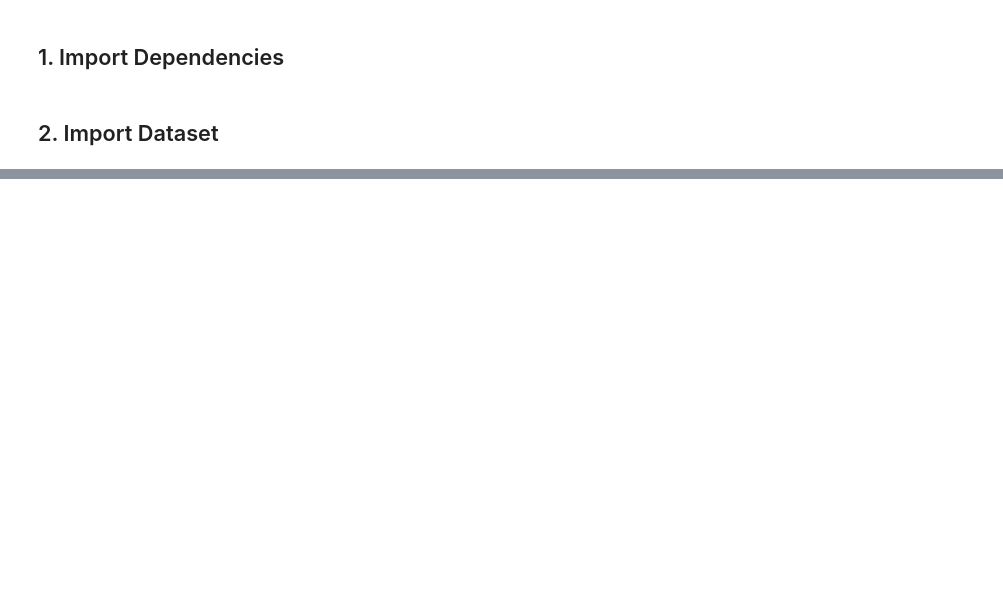
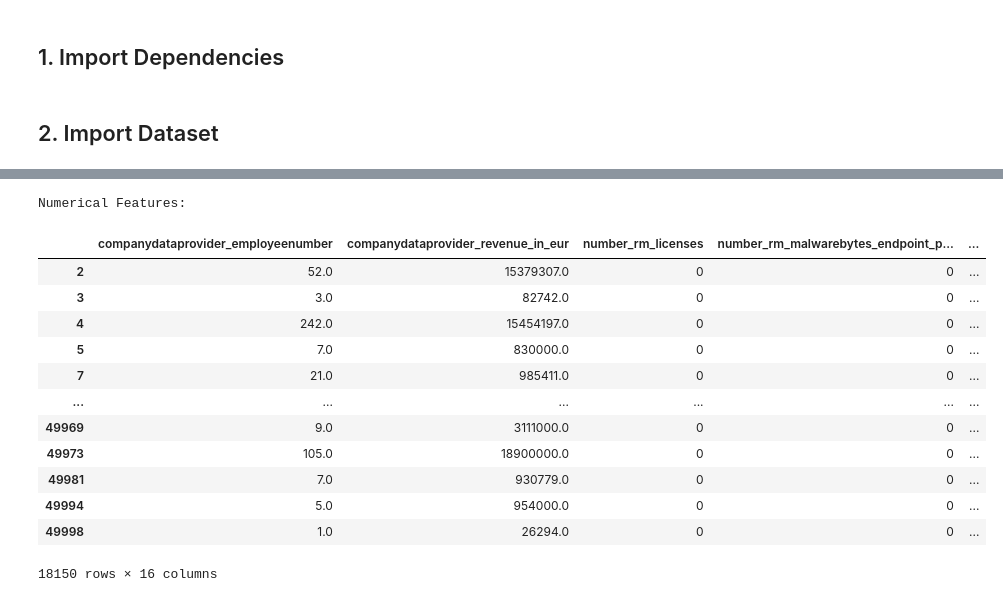
Before and after one commit to Magolizen34/cvs-transformers, a Jupyter notebook: notebooks/baseline_model.ipynb, the cells around one changed output, grey strips where cells are left out. Saved outputs shown, nothing was run; the diff lists cells and outputs as text; code cells hidden in the pictures; blank space fills up the shorter version.

```diff
--- a/notebooks/baseline_model.ipynb
+++ b/notebooks/baseline_model.ipynb
@@ -14,0 +176,22 @@ df.head()
+# %%
+# Separate numerical features
+numerical_features = data.select_dtypes(include=['float64', 'int64'])
+
+# Display the separated features
+print("Numerical Features:")
+numerical_features
+# %% [output]
+Numerical Features:
+|  | companydataprovider_employeenumber | companydataprovider_revenue_in_eur | number_rm_licenses | number_rm_malwarebytes_endpoint_p... | ... |
+| 2 | 52.0 | 15379307.0 | 0 | 0 | ... |
+| 3 | 3.0 | 82742.0 | 0 | 0 | ... |
+| 4 | 242.0 | 15454197.0 | 0 | 0 | ... |
+| 5 | 7.0 | 830000.0 | 0 | 0 | ... |
+| 7 | 21.0 | 985411.0 | 0 | 0 | ... |
+| ... | ... | ... | ... | ... | ... |
+| 49969 | 9.0 | 3111000.0 | 0 | 0 | ... |
+| 49973 | 105.0 | 18900000.0 | 0 | 0 | ... |
+| 49981 | 7.0 | 930779.0 | 0 | 0 | ... |
+| 49994 | 5.0 | 954000.0 | 0 | 0 | ... |
+| 49998 | 1.0 | 26294.0 | 0 | 0 | ... |
+18150 rows × 16 columns
```
Also changed, not shown: parts of 30 cells of this notebook.
